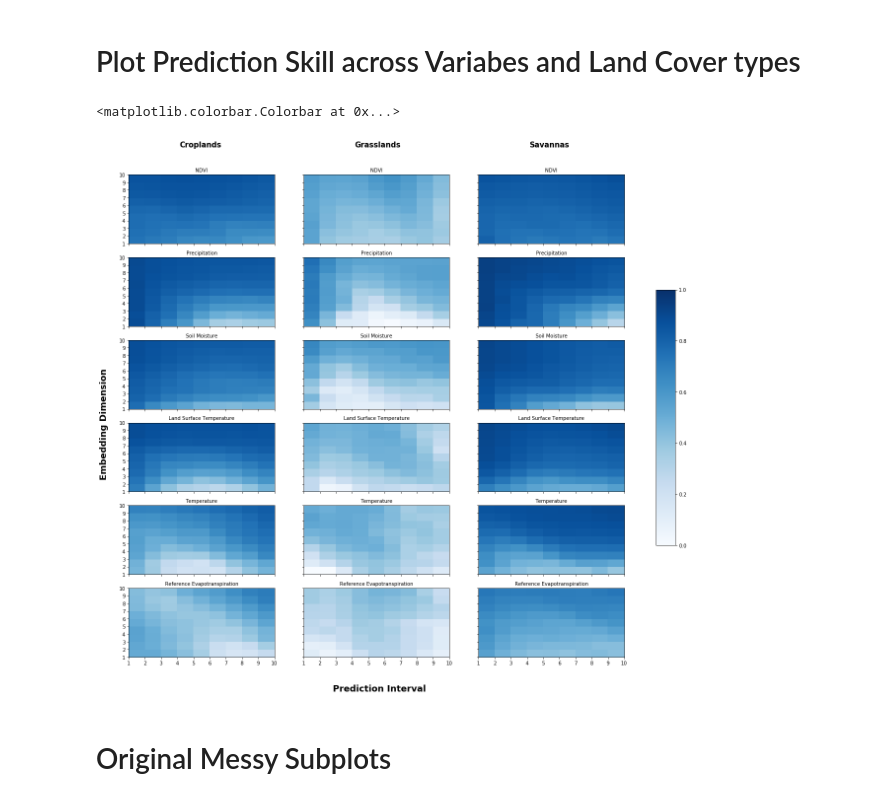
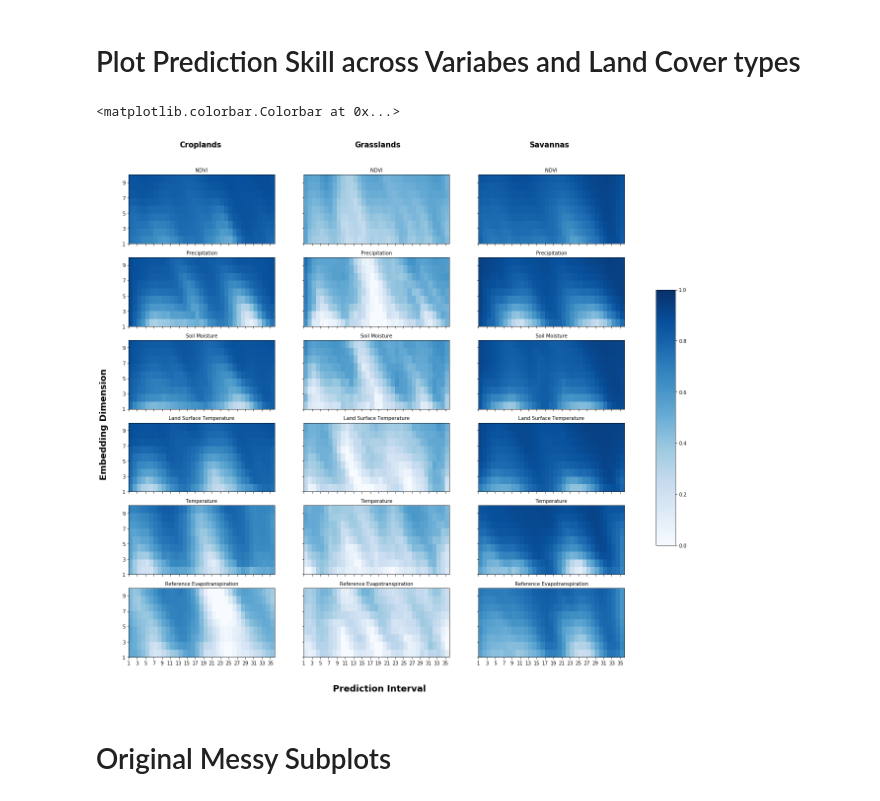
Before and after one commit to ecohydro/DroughtEDM, a Jupyter notebook: Notebooks/EDM/prediction_skill.ipynb, the cells around one changed output. Saved outputs shown, nothing was run; the diff lists cells and outputs as text; code cells hidden in the pictures.

Commit message:
simplex projection error heatmaps

```diff
--- a/Notebooks/EDM/prediction_skill.ipynb
+++ b/Notebooks/EDM/prediction_skill.ipynb
@@ -66,7 +66,7 @@ def ed_lcs_tp(in_dir, file, var, train, test, title, tau):
 
     '''
 
-    predict_interval = list(range(1,11))
+    predict_interval = list(range(1,37)) # 18 dekads = ~ 6 months
     output = pd.DataFrame(list(range(1,11)), columns=['E'])
 
 
@@ -75,14 +75,3 @@ def ed_lcs_tp(in_dir, file, var, train, test, title, tau):
         col = 'rho' + str(t)
         output[col] = embed_result.rho
     return output
-
-
-#     predict_interval = list(range(1,11))
-#     output = pd.DataFrame(columns=['E', 'Tp', 'rho'])
-
-
-#     for i,t in enumerate(predict_interval):
-#         embed_result = EmbedDimension(pathIn = in_dir, dataFile = file, lib = train, pred = test, Tp = t, tau = tau, columns = var, showPlot = False)
-#         embed_result.insert(1,'Tp', [t]*10)
-#         output = pd.concat([output,embed_result], ignore_index=True)
-#     return output
@@ -202,42 +169,43 @@ df_list = [tp_ndvi_croplands, tp_ndvi_grasslands, tp_ndvi_savannas,
           tp_et_croplands, tp_et_grasslands, tp_et_savannas]
 
 for i, d in enumerate(zip(df_list)):
-    xlim = [1,10]
+    xlim = [1,36]
     ylim = [1,10]
-    ticks = [*range(1,11)] # the * unpacks range to list
+    xticks = [*range(1,37, 2)] # the * unpacks range to list
+    yticks = [*range(1,11, 2)]
     data = d[0].iloc[:,1:]
     im = axs[i].pcolor(data, cmap = 'Blues', vmin = 0, vmax  = 1)
     axs[i].pcolor(data, cmap = 'Blues', vmin = 0, vmax  = 1)
     axs[i].set_xlim(xlim)
     axs[i].set_ylim(ylim)
-    axs[i].set_xticks(ticks)
-    axs[i].set_yticks(ticks)
+    axs[i].set_xticks(xticks)
+    axs[i].set_yticks(yticks)
 
     if i<3:
         axs[i].set_title('NDVI')
     if 2<i<6:
         axs[i].set_title('Precipitation')
     if 5<i<9:
         axs[i].set_title('Soil Moisture')
     if 8<i<12:
         axs[i].set_title('Land Surface Temperature')
     if 11<i<15:
         axs[i].set_title('Temperature')
     if i>14:
         axs[i].set_title('Reference Evapotranspiration')
 
 axs[0].text(0.35, 1.4, 'Croplands', transform=axs[0].transAxes, size=15, fontweight='bold')
 axs[0].text(1.55, 1.4, 'Grasslands', transform=axs[0].transAxes, size=15, fontweight='bold')
 axs[0].text(2.75, 1.4, 'Savannas', transform=axs[0].transAxes, size=15, fontweight='bold')
 axs[0].text(1.4, -6.5, 'Prediction Interval', transform=axs[0].transAxes, size=18, fontweight='bold')
 axs[0].text(-0.2, -3.4, 'Embedding Dimension', transform=axs[0].transAxes, size=18, fontweight='bold', rotation = 90)
 
 
 cbar_ax = fig.add_axes([0.95, .3, .03, .4])
 fig.colorbar(im, cax=cbar_ax)
 # %% [output]
 <matplotlib.colorbar.Colorbar at 0x...>
-[figure, old version]
+[figure, new version]
 # %% [markdown]
 # Original Messy Subplots
 # %%
```
Also changed, not shown: parts of 3 cells of this notebook.
